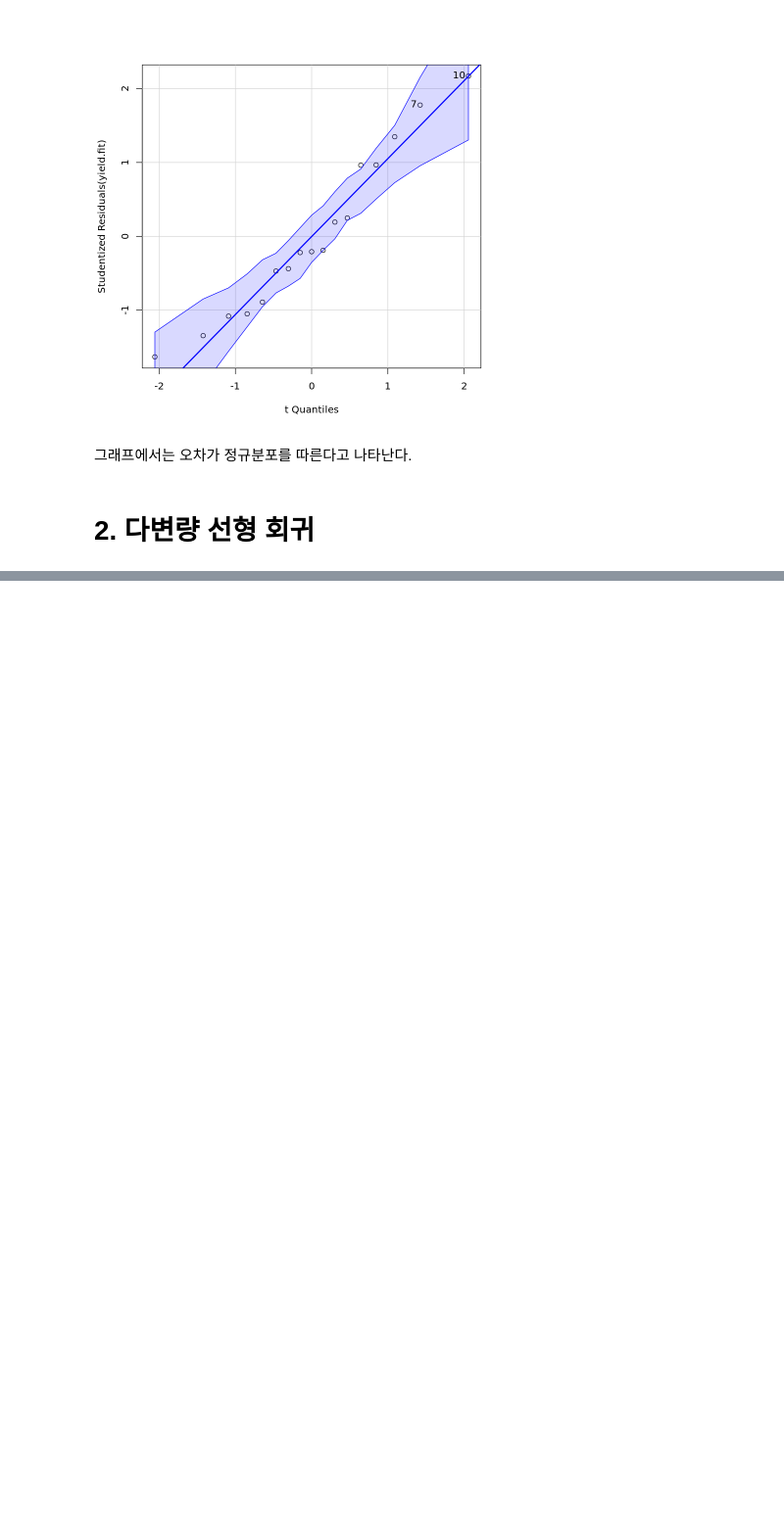
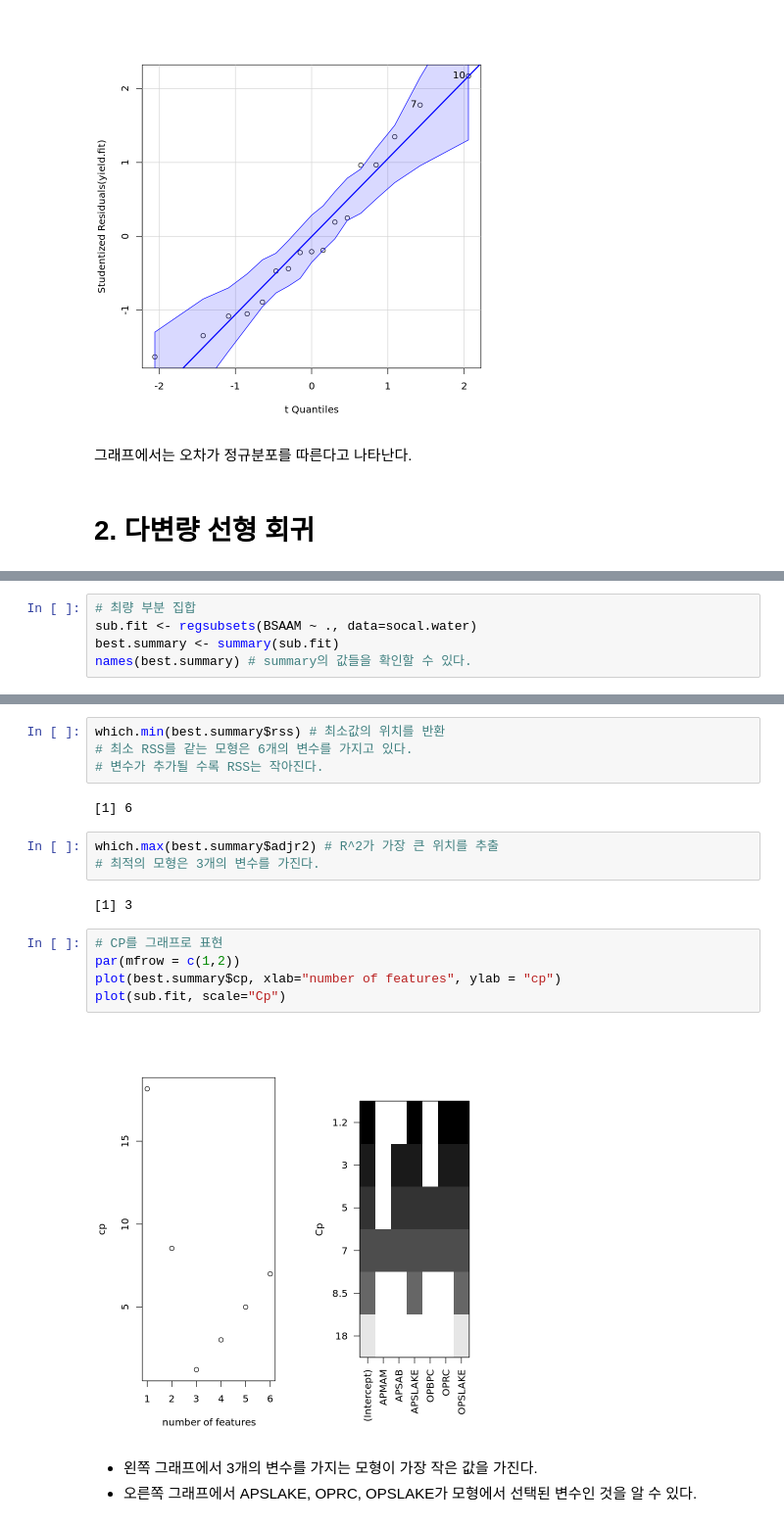
Before and after one commit to zzkl27/DataMining, a Jupyter notebook: R/Basic/선형회귀분석.ipynb, the cells around one changed output, grey strips where cells are left out. Shown at 98% size. Drawn from its saved outputs; the diff is of its cells as text; blank space fills up the shorter version.

```diff
--- a/R/Basic/선형회귀분석.ipynb
+++ b/R/Basic/선형회귀분석.ipynb
@@ -153,0 +258,5 @@ Loading required package: carData
+# %%
+# 최량 부분 집합
+sub.fit <- regsubsets(BSAAM ~ ., data=socal.water)
+best.summary <- summary(sub.fit)
+names(best.summary) # summary의 값들을 확인할 수 있다.
@@ -153,0 +294,21 @@ Loading required package: carData
+# %%
+which.min(best.summary$rss) # 최소값의 위치를 반환
+# 최소 RSS를 같는 모형은 6개의 변수를 가지고 있다.
+# 변수가 추가될 수록 RSS는 작아진다.
+# %% [output]
+[1] 6
+# %%
+which.max(best.summary$adjr2) # R^2가 가장 큰 위치를 추출
+# 최적의 모형은 3개의 변수를 가진다.
+# %% [output]
+[1] 3
+# %%
+# CP를 그래프로 표현
+par(mfrow = c(1,2))
+plot(best.summary$cp, xlab="number of features", ylab = "cp")
+plot(sub.fit, scale="Cp")
+# %% [output]
+[figure, added]
+# %% [markdown]
+- 왼쪽 그래프에서 3개의 변수를 가지는 모형이 가장 작은 값을 가진다.
+- 오른쪽 그래프에서 APSLAKE, OPRC, OPSLAKE가 모형에서 선택된 변수인 것을 알 수 있다.
```
Also changed, not shown: parts of 44 cells of this notebook.
